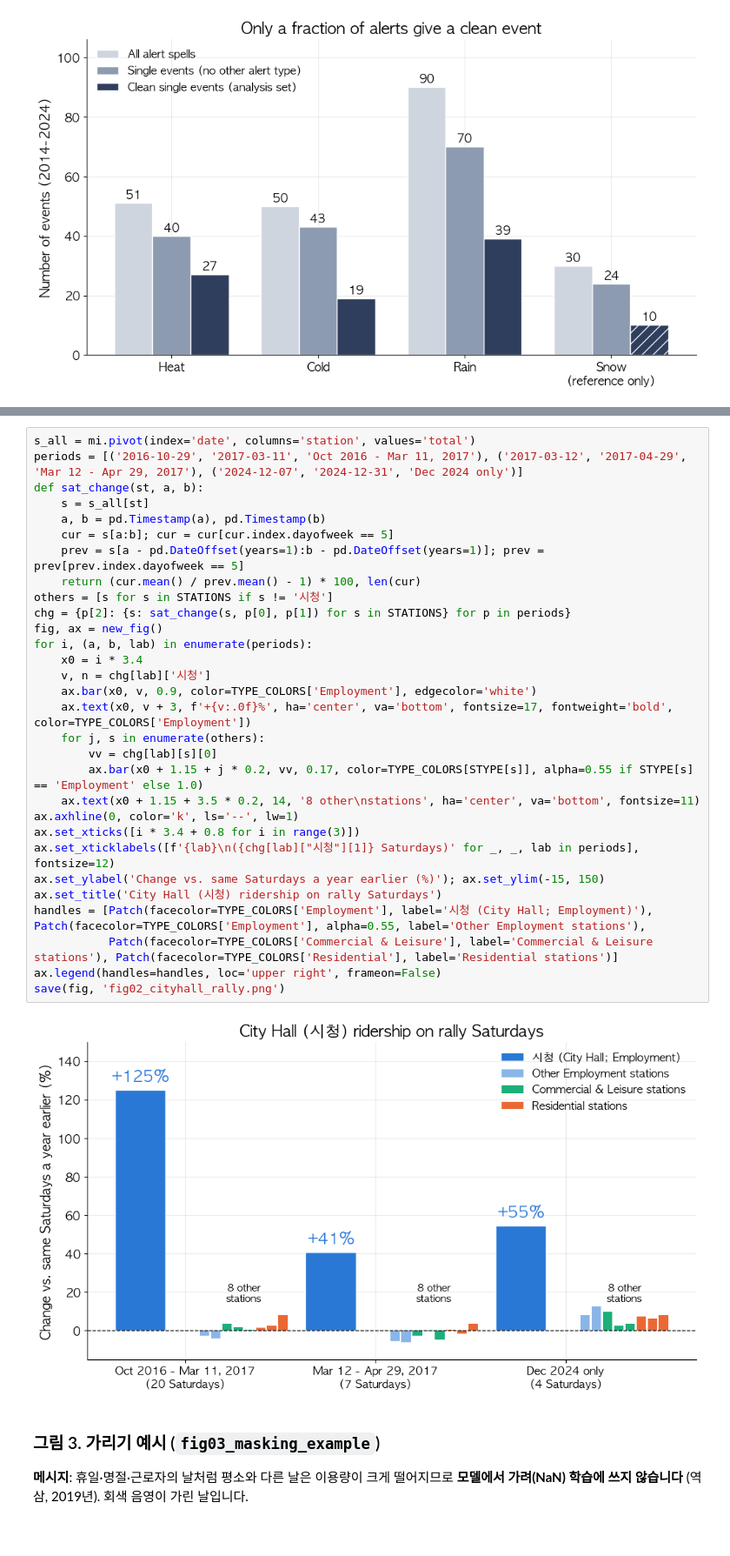
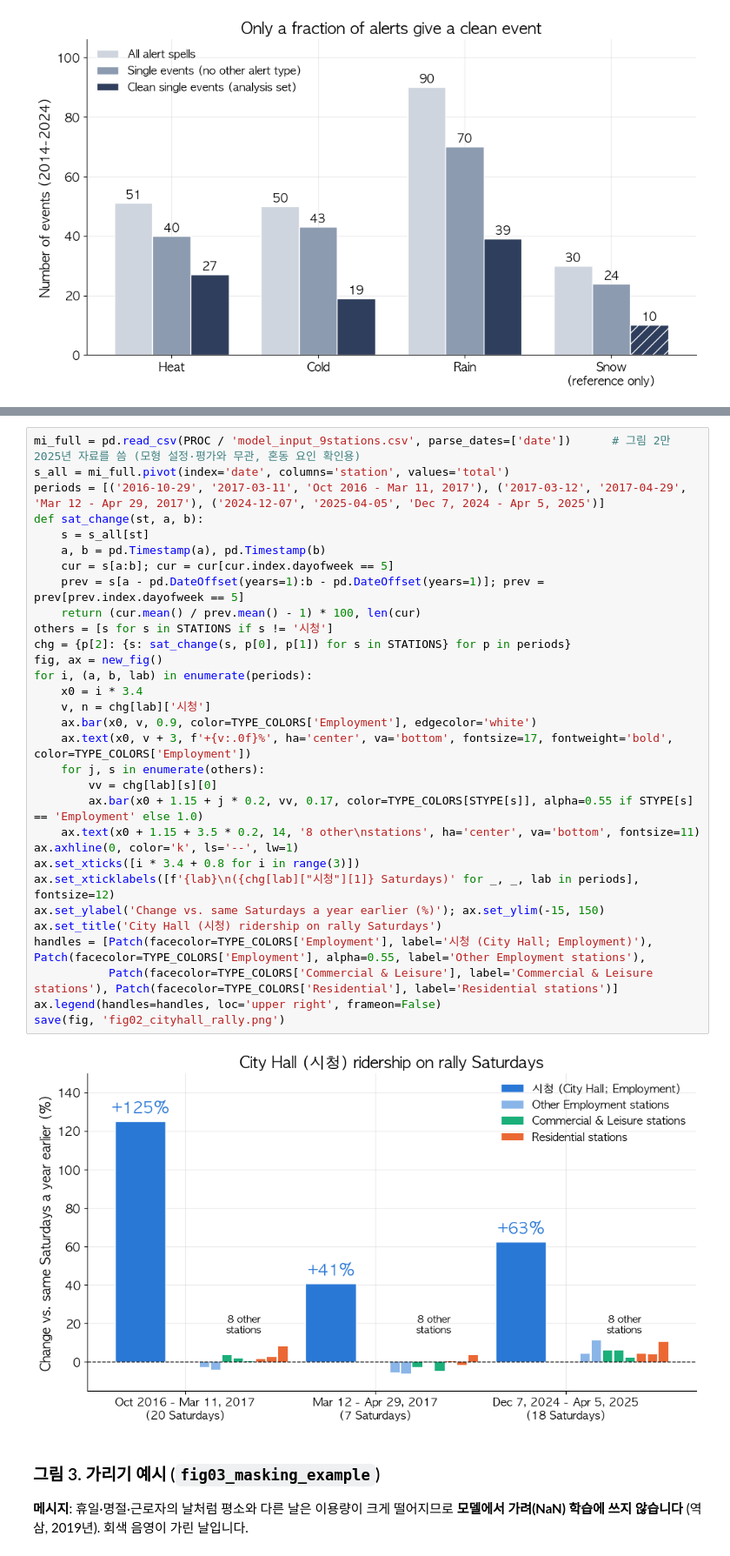
Before and after one commit to Eui-seung/TimeSeries, a Jupyter notebook: notebooks/06_figures_ppt.ipynb, the cells around one changed output, grey strips where cells are left out. Shown at 87% size. Saved outputs shown, nothing was run; the diff lists cells and outputs as text.

```diff
--- a/notebooks/06_figures_ppt.ipynb
+++ b/notebooks/06_figures_ppt.ipynb
@@ -117,35 +117,36 @@ save(fig, 'fig01_events_count.png')
 # %%
-s_all = mi.pivot(index='date', columns='station', values='total')
-periods = [('2016-10-29', '2017-03-11', 'Oct 2016 - Mar 11, 2017'), ('2017-03-12', '2017-04-29', 'Mar 12 - Apr 29, 2017'), ('2024-12-07', '2024-12-31', 'Dec 2024 only')]
+mi_full = pd.read_csv(PROC / 'model_input_9stations.csv', parse_dates=['date'])      # 그림 2만 2025년 자료를 씀 (모형 설정·평가와 무관, 혼동 요인 확인용)
+s_all = mi_full.pivot(index='date', columns='station', values='total')
+periods = [('2016-10-29', '2017-03-11', 'Oct 2016 - Mar 11, 2017'), ('2017-03-12', '2017-04-29', 'Mar 12 - Apr 29, 2017'), ('2024-12-07', '2025-04-05', 'Dec 7, 2024 - Apr 5, 2025')]
 def sat_change(st, a, b):
     s = s_all[st]
     a, b = pd.Timestamp(a), pd.Timestamp(b)
     cur = s[a:b]; cur = cur[cur.index.dayofweek == 5]
     prev = s[a - pd.DateOffset(years=1):b - pd.DateOffset(years=1)]; prev = prev[prev.index.dayofweek == 5]
     return (cur.mean() / prev.mean() - 1) * 100, len(cur)
 others = [s for s in STATIONS if s != '시청']
 chg = {p[2]: {s: sat_change(s, p[0], p[1]) for s in STATIONS} for p in periods}
 fig, ax = new_fig()
 for i, (a, b, lab) in enumerate(periods):
     x0 = i * 3.4
     v, n = chg[lab]['시청']
     ax.bar(x0, v, 0.9, color=TYPE_COLORS['Employment'], edgecolor='white')
     ax.text(x0, v + 3, f'+{v:.0f}%', ha='center', va='bottom', fontsize=17, fontweight='bold', color=TYPE_COLORS['Employment'])
     for j, s in enumerate(others):
         vv = chg[lab][s][0]
         ax.bar(x0 + 1.15 + j * 0.2, vv, 0.17, color=TYPE_COLORS[STYPE[s]], alpha=0.55 if STYPE[s] == 'Employment' else 1.0)
     ax.text(x0 + 1.15 + 3.5 * 0.2, 14, '8 other\nstations', ha='center', va='bottom', fontsize=11)
 ax.axhline(0, color='k', ls='--', lw=1)
 ax.set_xticks([i * 3.4 + 0.8 for i in range(3)])
 ax.set_xticklabels([f'{lab}\n({chg[lab]["시청"][1]} Saturdays)' for _, _, lab in periods], fontsize=12)
 ax.set_ylabel('Change vs. same Saturdays a year earlier (%)'); ax.set_ylim(-15, 150)
 ax.set_title('City Hall (시청) ridership on rally Saturdays')
 handles = [Patch(facecolor=TYPE_COLORS['Employment'], label='시청 (City Hall; Employment)'), Patch(facecolor=TYPE_COLORS['Employment'], alpha=0.55, label='Other Employment stations'),
            Patch(facecolor=TYPE_COLORS['Commercial & Leisure'], label='Commercial & Leisure stations'), Patch(facecolor=TYPE_COLORS['Residential'], label='Residential stations')]
 ax.legend(handles=handles, loc='upper right', frameon=False)
 save(fig, 'fig02_cityhall_rally.png')
 # %% [output]
-[figure, old version]
+[figure, new version]
 # %% [markdown]
 ### 그림 3. 가리기 예시 (`fig03_masking_example`)
 
```
Also changed, not shown: parts of 7 cells of this notebook, 8 other files.
